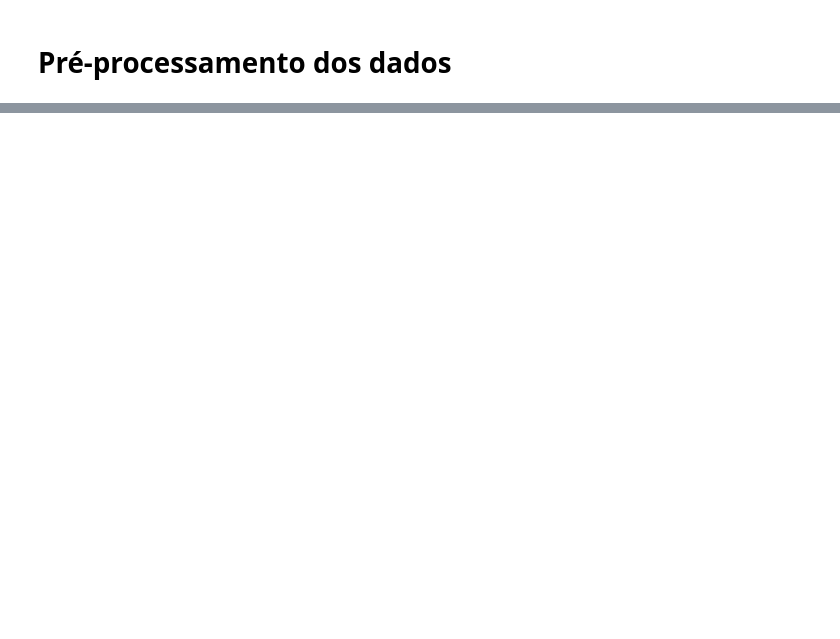
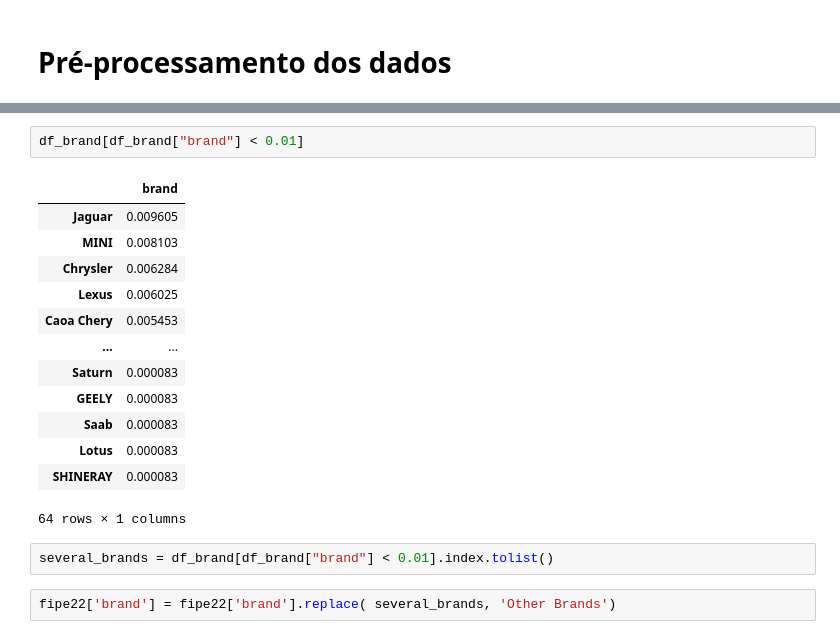
Before and after one commit to VicenteJFonseca/previs-o_pre-o_carros, a Jupyter notebook: previsão_preços_carros.ipynb, the cells around one changed output, grey strips where cells are left out. Drawn from its saved outputs; the diff is of its cells as text; blank space fills up the shorter version.

```diff
--- a/previsão_preços_carros.ipynb
+++ b/previsão_preços_carros.ipynb
@@ -86,0 +139,20 @@ profile.to_notebook_iframe()
+# %%
+df_brand[df_brand["brand"] < 0.01]
+# %% [output]
+|  | brand |
+| Jaguar | 0.009605 |
+| MINI | 0.008103 |
+| Chrysler | 0.006284 |
+| Lexus | 0.006025 |
+| Caoa Chery | 0.005453 |
+| ... | ... |
+| Saturn | 0.000083 |
+| GEELY | 0.000083 |
+| Saab | 0.000083 |
+| Lotus | 0.000083 |
+| SHINERAY | 0.000083 |
+64 rows × 1 columns
+# %%
+several_brands = df_brand[df_brand["brand"] < 0.01].index.tolist()
+# %%
+fipe22['brand'] = fipe22['brand'].replace( several_brands, 'Other Brands')
```
Also changed, not shown: parts of 9 cells of this notebook.
